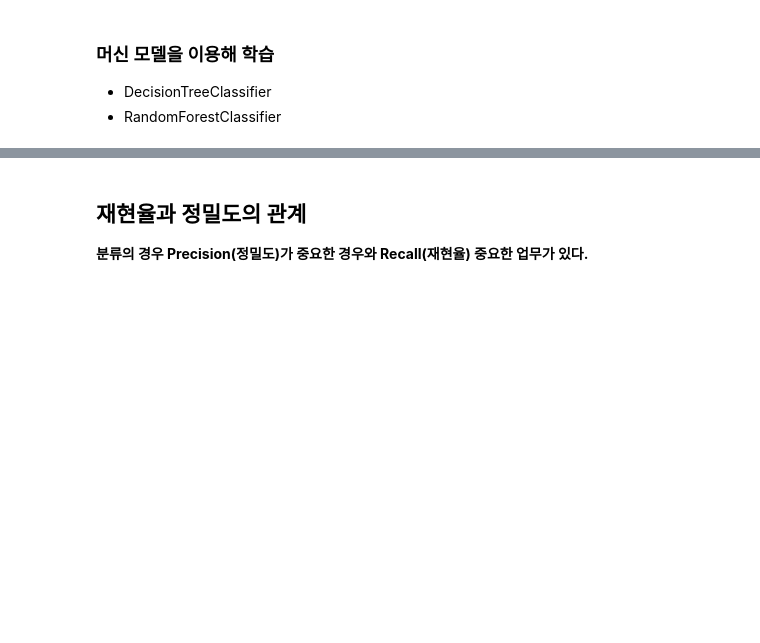
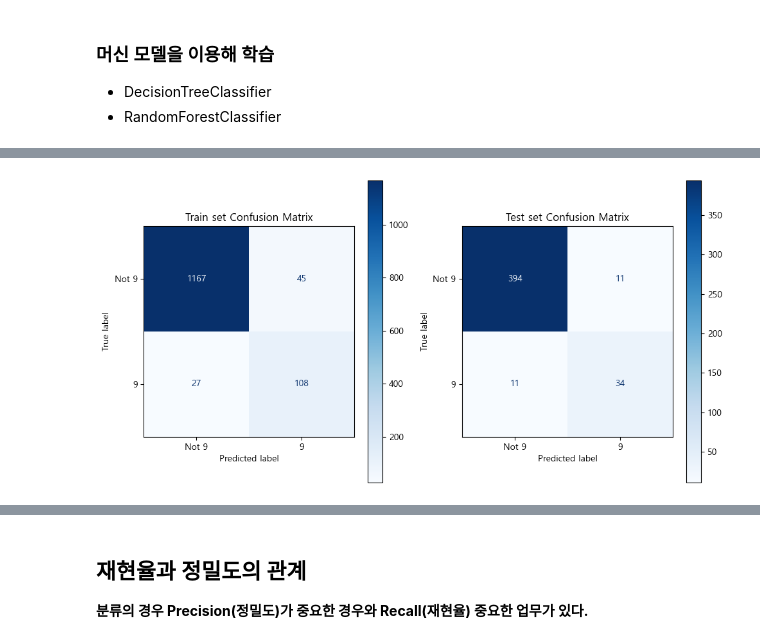
Before and after one commit to kgmyhGit/SKN06, a Jupyter notebook: 08_machine_learning/05_평가지표.ipynb, the cells around one changed output, grey strips where cells are left out. Drawn from its saved outputs; the diff is of its cells as text; code cells hidden in the pictures; blank space fills up the shorter version.

```diff
--- a/08_machine_learning/05_평가지표.ipynb
+++ b/08_machine_learning/05_평가지표.ipynb
@@ -237,25 +308,28 @@ print(f"test set\n{cm_test}")
 # %%
 # 시각화 - matplotlib 를 이용해 plotting
 import matplotlib.pyplot as plt
 
 fig = plt.figure(figsize=(10, 5))
 ax1 = fig.add_subplot(1, 2, 1)
 ax2 = fig.add_subplot(1, 2, 2)
 
 disp_train = ConfusionMatrixDisplay(
     cm_train, #confusion matrix
-    display_labels=['Not 9', '9'])       # [음성레이블, 양성레이블]
+    display_labels=['Not 9', '9']       # [음성레이블, 양성레이블]
+)
 disp_train.plot(cmap='Blues', ax=ax1)    # 출력
 
 disp_test = ConfusionMatrixDisplay(
     cm_test, #confusion matrix
     display_labels=['Not 9', '9'])
 disp_test.plot(cmap='Blues', ax=ax2)
 
 ax1.set_title("Train set Confusion Matrix")
 ax2.set_title("Test set Confusion Matrix")
 plt.tight_layout()
 plt.show()
+# %% [output]
+[figure, added]
 # %%
 # 정확도
 print("DecisionTree 정확도(Accuracy)")
```
Also changed, not shown: parts of 62 cells of this notebook, 1 other file.
